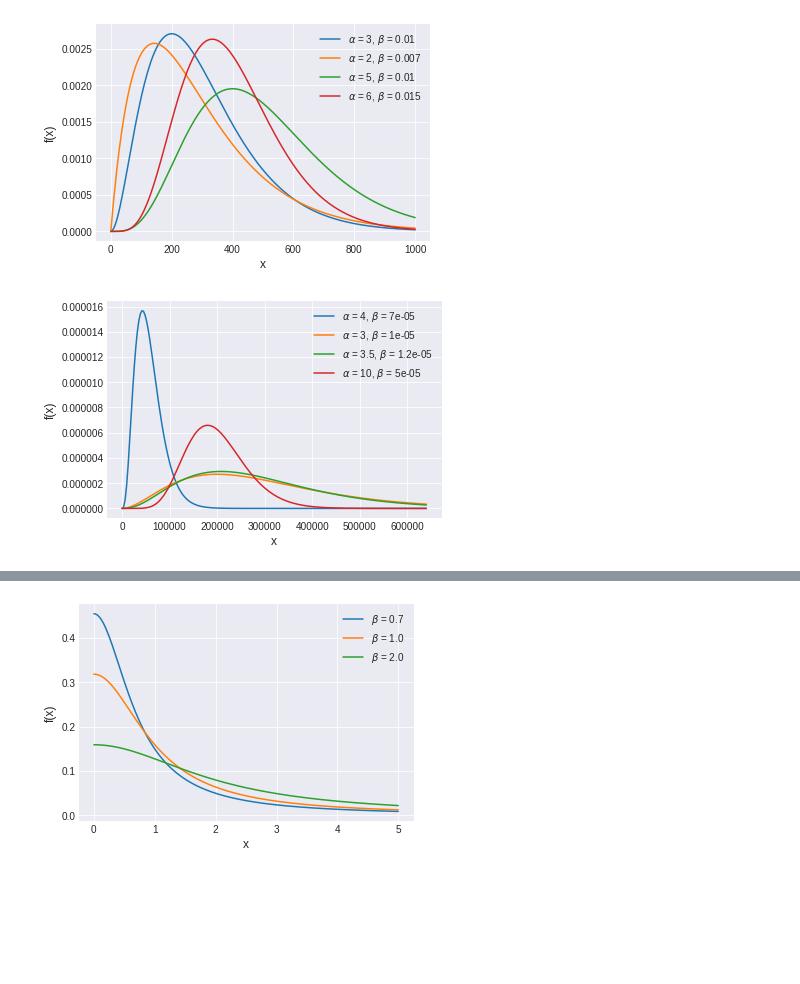
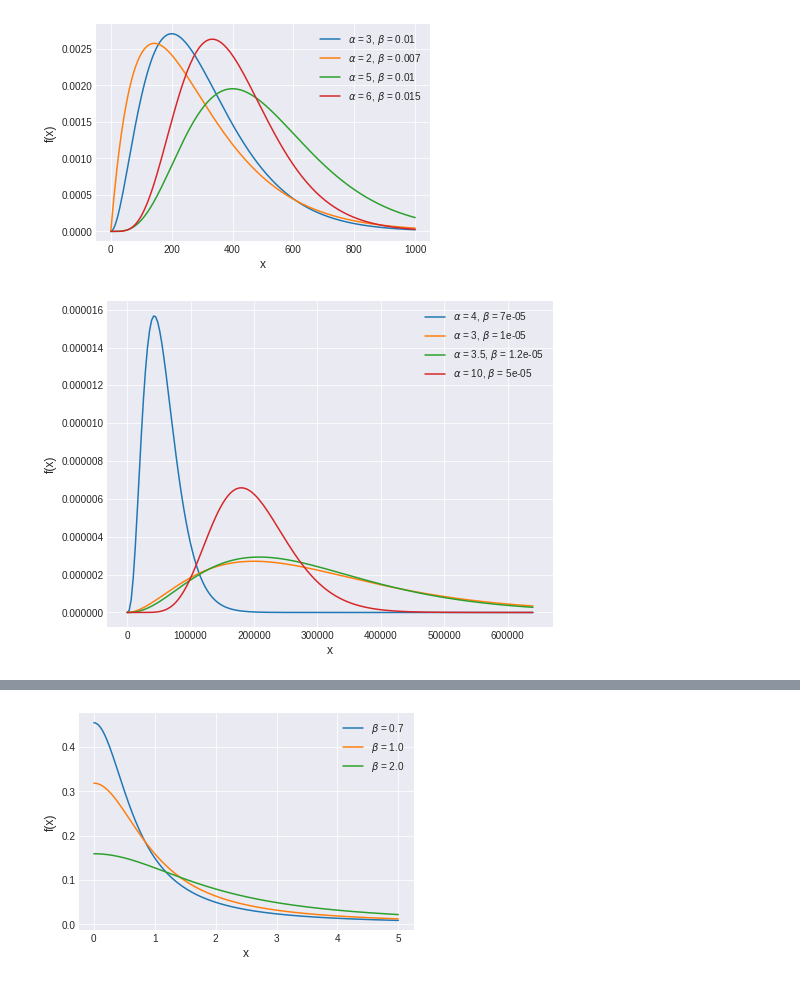
Before and after one commit to Mind-The-Data/GaussianProcess, a Jupyter notebook: PriorAnalysis.ipynb, the cells around one changed output, grey strips where cells are left out. Saved outputs shown, nothing was run; the diff lists cells and outputs as text; code cells hidden in the pictures; blank space fills up the shorter version.

```diff
--- a/PriorAnalysis.ipynb
+++ b/PriorAnalysis.ipynb
@@ -41,18 +41,17 @@ plt.show()
 [figure]
 # %%
 # lengthscale param lsq
-# 100**2-1000**2
-# a=3.5, b=1.2e-5
+plt.figure(figsize=(8,6))
 plt.style.use('seaborn-darkgrid')
 x = np.linspace(0, 800**2, 200)
 alphas = [4, 3, 3.5, 10]
 betas = [.00007, .00001, .000012, .00005]
 for a, b in zip(alphas, betas):
     pdf = st.gamma.pdf(x, a, scale=1/b, loc=0)
     plt.plot(x, pdf, label=r'$\alpha$ = {}, $\beta$ = {}'.format(a, b))
 plt.xlabel('x', fontsize=12)
 plt.ylabel('f(x)', fontsize=12)
 plt.legend(loc=1)
 plt.show()
 # %% [output]
-[figure, old version]
+[figure, new version]
```
Also changed, not shown: parts of 5 cells of this notebook, 2 other files.
